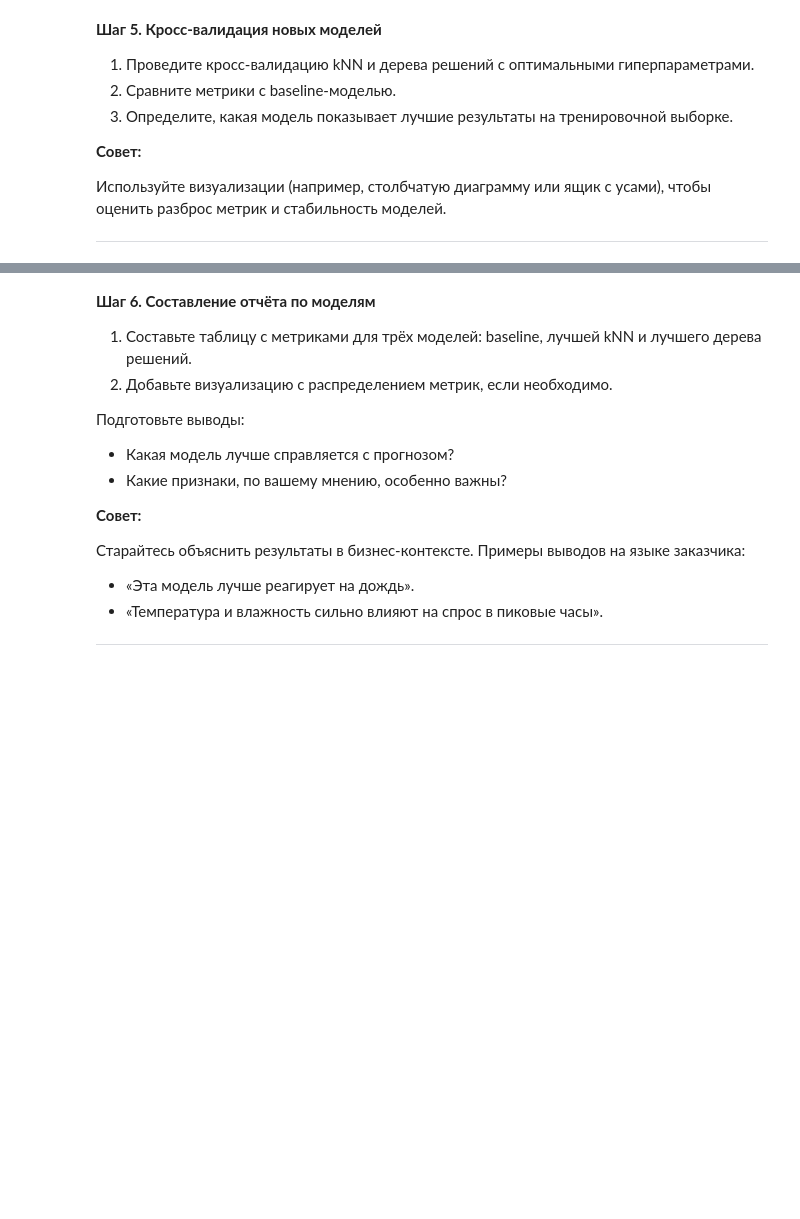
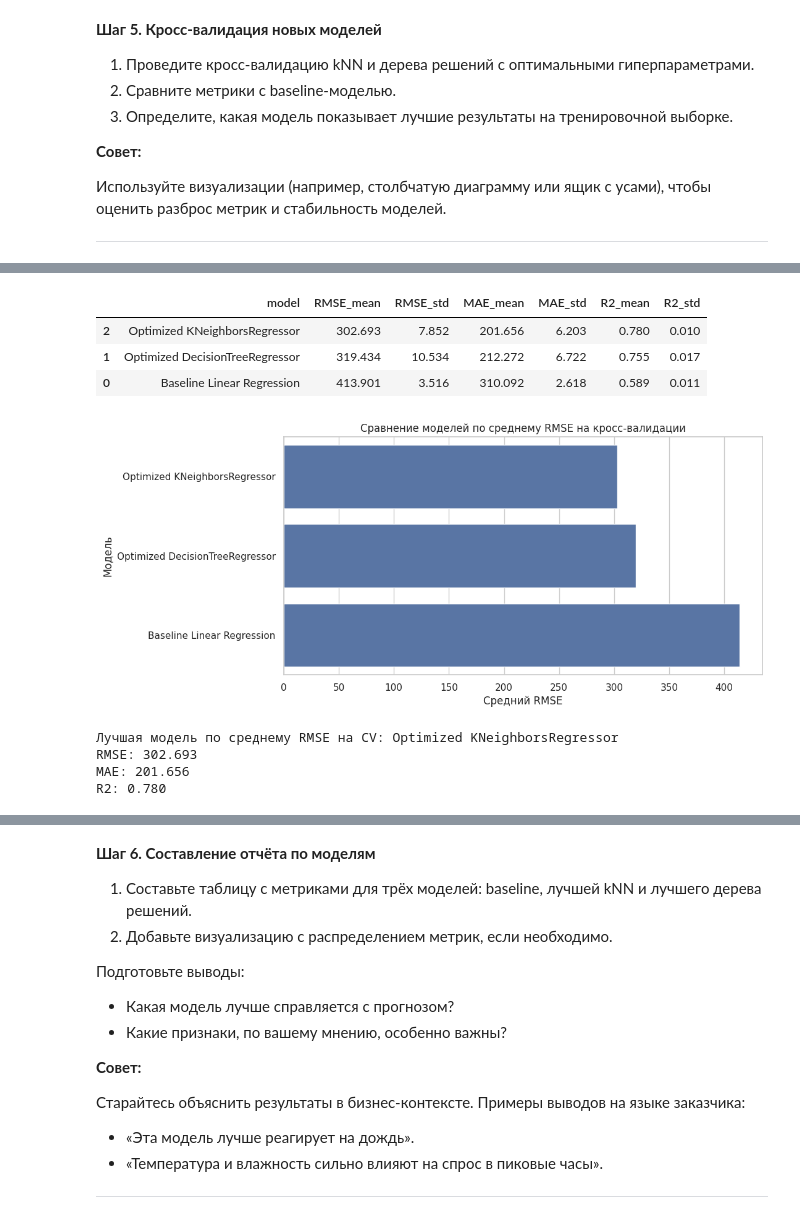
Before and after one commit to 2Myaka2/DataScience_projects, a Jupyter notebook: Project_KNN_TREE.ipynb, the cells around one changed output, grey strips where cells are left out. Drawn from its saved outputs; the diff is of its cells as text; code cells hidden in the pictures; blank space fills up the shorter version.

```diff
--- a/Project_KNN_TREE.ipynb
+++ b/Project_KNN_TREE.ipynb
@@ -1273,0 +1338,27 @@ PARAMS = {
+# %%
+# Инициализируем оценщик моделей
+
+model_evaluator = ModelEvaluator(
+    cv=cv,
+    n_jobs=-1
+)
+# %%
+# Кросс-валидация всех моделей
+
+cv_fold_results = []
+
+for model_name, model in models_for_cv.items():
+    print(f"Проводится кросс-валидация модели: {model_name}")
+
+    model_fold_results = model_evaluator.cross_validate_model(
+        model_name=model_name,
+        estimator=model,
+        X=X_train,
+        y=y_train
+    )
+
+    cv_fold_results.append(model_fold_results)
+
+cv_fold_results = pd.concat(cv_fold_results, ignore_index=True)
+
+cv_fold_results
@@ -1273,0 +1385,42 @@ PARAMS = {
+# %%
+cv_summary = model_evaluator.summarize_results(cv_fold_results)
+
+cv_summary
+# %% [output]
+|  | model | RMSE_mean | RMSE_std | MAE_mean | MAE_std | R2_mean | R2_std |
+| 2 | Optimized KNeighborsRegressor | 302.693 | 7.852 | 201.656 | 6.203 | 0.780 | 0.010 |
+| 1 | Optimized DecisionTreeRegressor | 319.434 | 10.534 | 212.272 | 6.722 | 0.755 | 0.017 |
+| 0 | Baseline Linear Regression | 413.901 | 3.516 | 310.092 | 2.618 | 0.589 | 0.011 |
+# %%
+plt.figure(figsize=(10, 5))
+
+sns.barplot(
+    data=cv_summary,
+    x="RMSE_mean",
+    y="model",
+    errorbar=None
+)
+
+plt.title("Сравнение моделей по среднему RMSE на кросс-валидации")
+plt.xlabel("Средний RMSE")
+plt.ylabel("Модель")
+plt.show()
+# %% [output]
+[figure, added]
+# %%
+best_cv_model_name = cv_summary.iloc[0]["model"]
+best_cv_rmse = cv_summary.iloc[0]["RMSE_mean"]
+best_cv_mae = cv_summary.iloc[0]["MAE_mean"]
+best_cv_r2 = cv_summary.iloc[0]["R2_mean"]
+
+print(f"Лучшая модель по среднему RMSE на CV: {best_cv_model_name}")
+print(f"RMSE: {best_cv_rmse:.3f}")
+print(f"MAE: {best_cv_mae:.3f}")
+print(f"R2: {best_cv_r2:.3f}")
+
+best_model = best_knn_pipeline
+# %% [output]
+Лучшая модель по среднему RMSE на CV: Optimized KNeighborsRegressor
+RMSE: 302.693
+MAE: 201.656
+R2: 0.780
```
Also changed, not shown: parts of 8 cells of this notebook.
